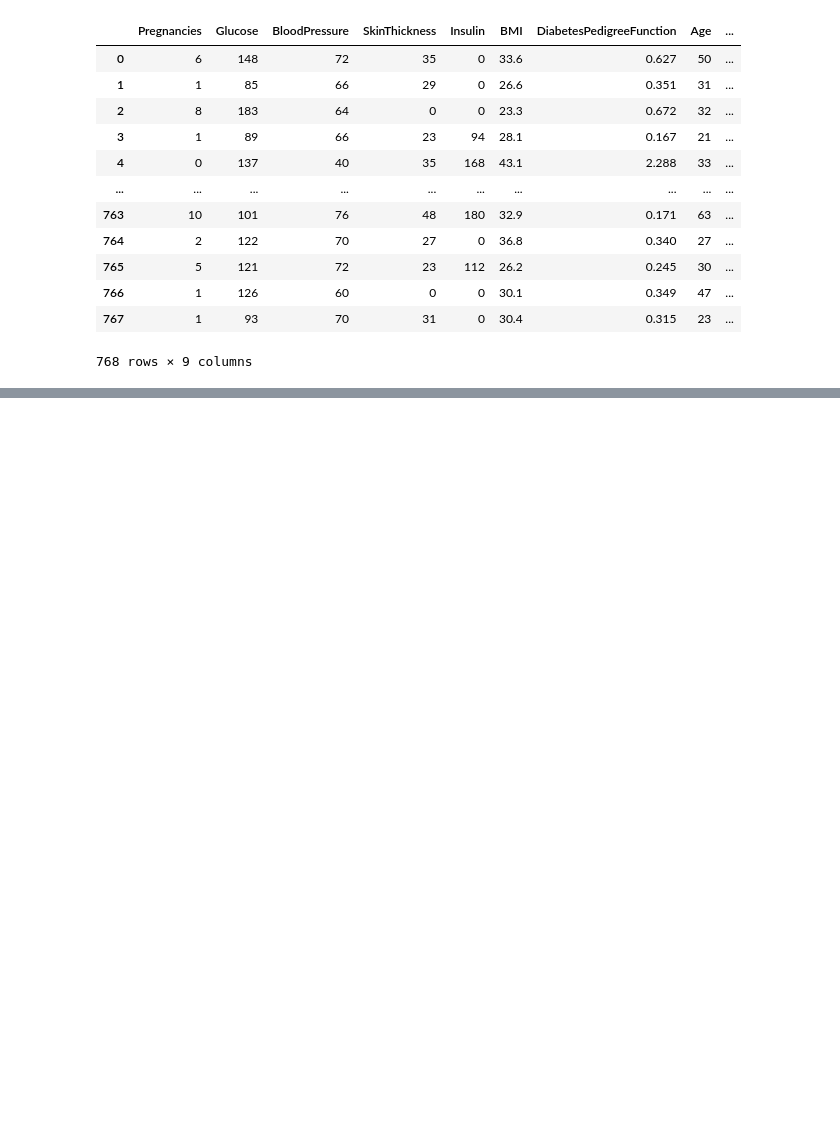
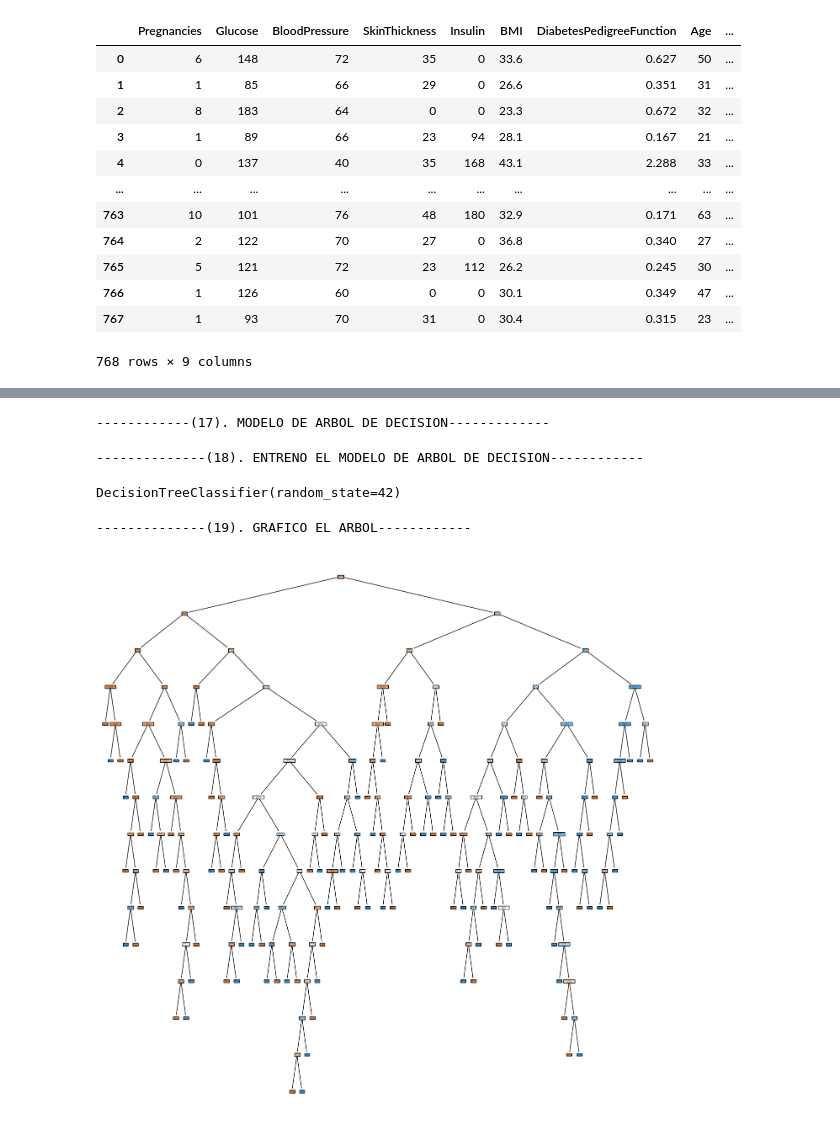
Before and after one commit to Jorge3127/Proyecto-arbol-de-decision-Jorge3127, a Jupyter notebook: src/explore.ipynb, the cells around one changed output, grey strips where cells are left out. Saved outputs shown, nothing was run; the diff lists cells and outputs as text; code cells hidden in the pictures; blank space fills up the shorter version.

Commit message:
FINALIZACION DEL EJERCICIO

```diff
--- a/src/explore.ipynb
+++ b/src/explore.ipynb
@@ -60,0 +325,9 @@ df
+# %%
+print("-----------------(12). DIVIDO EL CONJUNTO DE DATOS EN ENTRENAMIENTO Y PRUEBA---------------\n")
+# Dividimos el conjunto de datos en muestras de train y test
+X = df.drop("Outcome", axis = 1)
+y = df["Outcome"]
+
+X_train, X_test, y_train, y_test = train_test_split(X, y, test_size = 0.2, random_state = 42)
+
+X_train.head()
@@ -60,0 +391,13 @@ df
+# %%
+print("--------------(15). SELECCIONO LAS MEJORES CARACTERISTICAS DE TODO EL DATASET-------------\n")
+# Con un valor de k = 6
+selection_model = SelectKBest(score_func=f_classif, k = 6)
+
+# entreno la selecciòn
+selection_model.fit(X_train_final, y_train)
+
+ix = selection_model.get_support()
+X_train_sel = pd.DataFrame(selection_model.transform(X_train_final), columns = X_train_final.columns.values[ix])
+X_test_sel = pd.DataFrame(selection_model.transform(X_test_final), columns = X_test_final.columns.values[ix])
+
+X_train_sel.head()
@@ -60,0 +444,21 @@ df
+# %%
+print("------------(17). MODELO DE ARBOL DE DECISION-------------")
+model1 = DecisionTreeClassifier(random_state = 42)
+# %% [output]
+------------(17). MODELO DE ARBOL DE DECISION-------------
+# %%
+print("--------------(18). ENTRENO EL MODELO DE ARBOL DE DECISION------------")
+model1.fit(X_train_sel, y_train)
+# %% [output]
+--------------(18). ENTRENO EL MODELO DE ARBOL DE DECISION------------
+DecisionTreeClassifier(random_state=42)
+# %%
+print("--------------(19). GRAFICO EL ARBOL------------")
+ig = plt.figure(figsize=(17,17))
+
+tree.plot_tree(model1, feature_names = list(X_train_sel.columns), class_names = ["Negativo", "Positivo"], filled = True)
+
+plt.show()
+# %% [output]
+--------------(19). GRAFICO EL ARBOL------------
+[figure, added]
```
Also changed, not shown: parts of 35 cells of this notebook.
